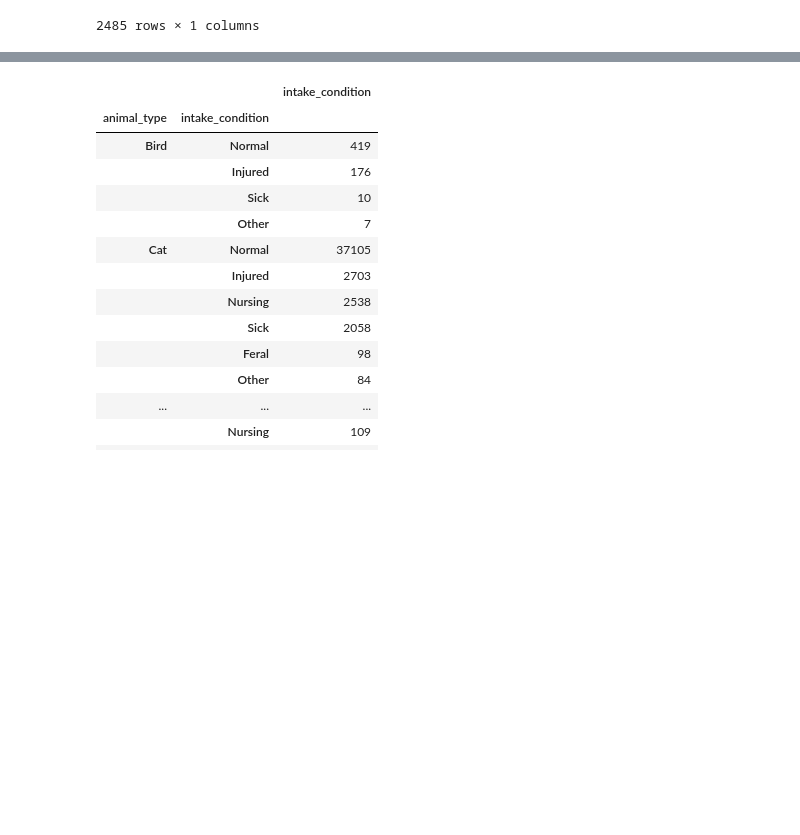
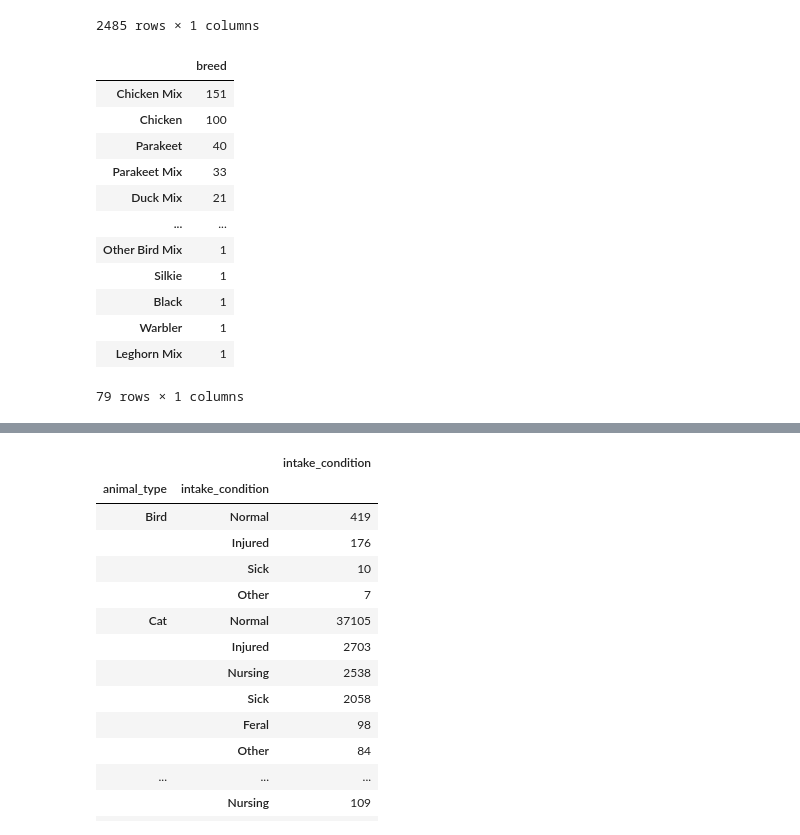
Before and after one commit to ilaha/Austin_AniML_Rescue, a Jupyter notebook: Exploratory_Data_Analysis/Austin_AniML_EDA.ipynb, the cells around one changed output, grey strips where cells are left out. Saved outputs shown, nothing was run; the diff lists cells and outputs as text; code cells hidden in the pictures; blank space fills up the shorter version.

```diff
--- a/Exploratory_Data_Analysis/Austin_AniML_EDA.ipynb
+++ b/Exploratory_Data_Analysis/Austin_AniML_EDA.ipynb
@@ -141,3 +173,20 @@ pd.DataFrame(df.groupby(by='animal_type')['breed'].value_counts())
 |  | Snake/Snake | 1 |
 |  | Tropical Mix | 1 |
 2485 rows × 1 columns
+# %%
+# View all bird breeds
+pd.DataFrame(df.loc[df['animal_type'] == 'Bird']['breed'].value_counts())
+# %% [output]
+|  | breed |
+| Chicken Mix | 151 |
+| Chicken | 100 |
+| Parakeet | 40 |
+| Parakeet Mix | 33 |
+| Duck Mix | 21 |
+| ... | ... |
+| Other Bird Mix | 1 |
+| Silkie | 1 |
+| Black | 1 |
+| Warbler | 1 |
+| Leghorn Mix | 1 |
+79 rows × 1 columns
```
Also changed, not shown: parts of 24 cells of this notebook, 1 other file.
